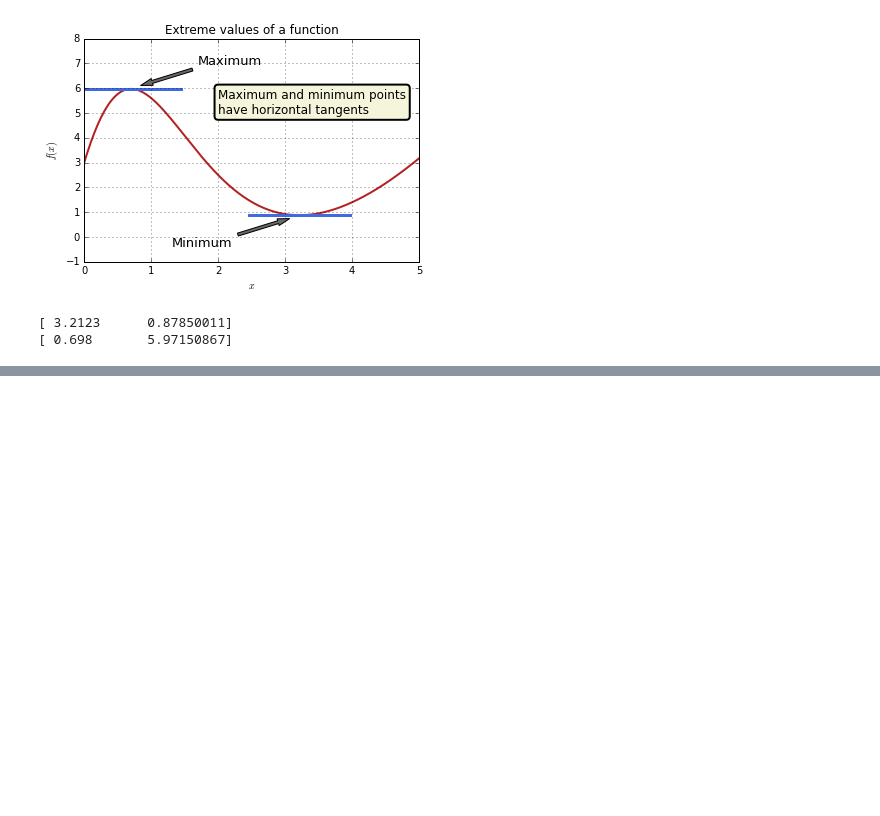
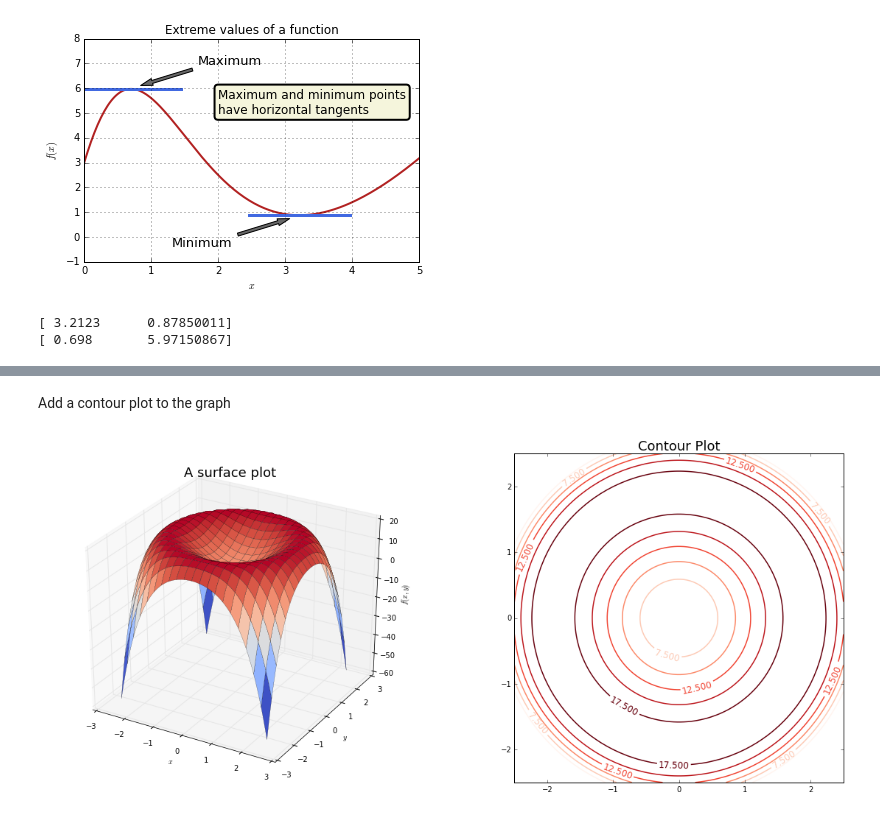
Before and after one commit to andersy005/Python-Quest, a Jupyter notebook: my_notebooks/Matplotlib.ipynb, the cells around one changed output, grey strips where cells are left out. Drawn from its saved outputs; the diff is of its cells as text; code cells hidden in the pictures; blank space fills up the shorter version.

```diff
--- a/my_notebooks/Matplotlib.ipynb
+++ b/my_notebooks/Matplotlib.ipynb
@@ -103,0 +135,26 @@ print p_max
+# %% [markdown]
+Add a contour plot to the graph
+# %%
+fig = figure(figsize=(20,8))
+ax1 = subplot(1, 2, 1, projection='3d')
+X = linspace(-xybound, xybound, 100)
+Y = linspace(-xybound, xybound, 100)
+X, Y = meshgrid(X, Y)
+Z = fsurface(X, Y)
+
+ax1.plot_surface(X, Y, Z, rstride=5, cstride=5, cmap = cm.coolwarm,
+               antialiased = True, linewidth=0.2)
+ax1.set_xlabel(r'$x$')
+ax1.set_ylabel(r'$y$')
+ax1.set_zlabel(r'$f(x,y)$')
+ax1.set_title('A surface plot', fontsize=18)
+
+ax2 = subplot(1, 2, 2)
+ax2.set_aspect('equal')
+levels = arange(5, 20, 2.5)
+cs = ax2.contour(X, Y, Z, levels, cmap=cm.Reds, linewidths=1.5)
+cs.clabel(levels[1::2], fontsize=12)
+ax2.set_title('Contour Plot', fontsize=18)
+None
+# %% [output]
+[figure, added]
```
Also changed, not shown: parts of 3 cells of this notebook.
